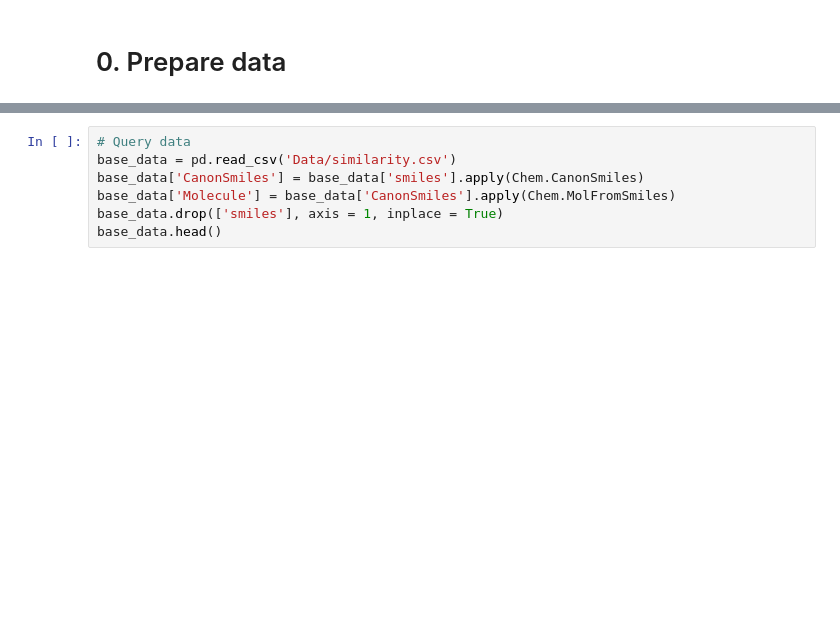
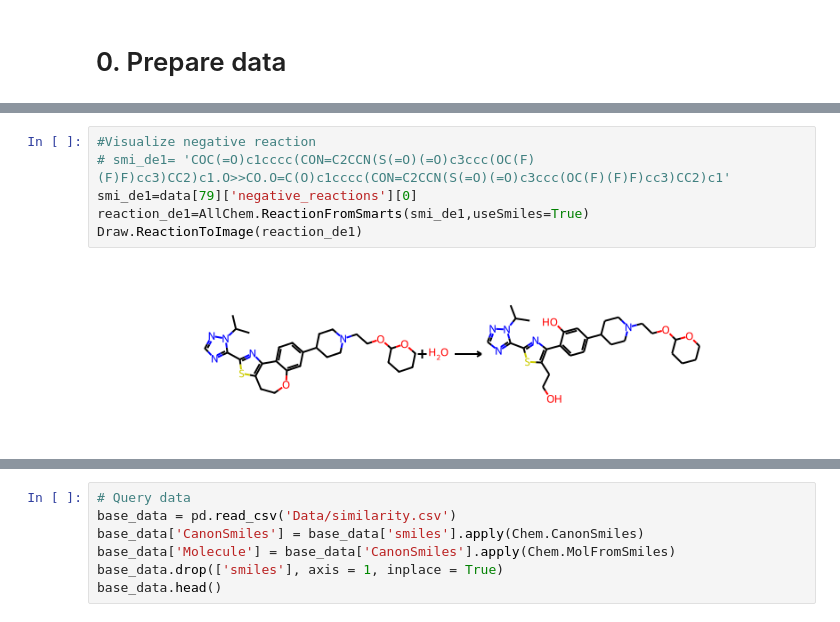
Before and after one commit to biiu315/Mol2DSimi, a Jupyter notebook: Mol2DSimi.ipynb, the cells around one changed output, grey strips where cells are left out. Cells and saved outputs as stored; diff of their text form; blank space fills up the shorter version.

```diff
--- a/Mol2DSimi.ipynb
+++ b/Mol2DSimi.ipynb
@@ -12,0 +171,8 @@ from validation import  similarity_validation
+# %%
+#Visualize negative reaction
+# smi_de1= 'COC(=O)c1cccc(CON=C2CCN(S(=O)(=O)c3ccc(OC(F)(F)F)cc3)CC2)c1.O>>CO.O=C(O)c1cccc(CON=C2CCN(S(=O)(=O)c3ccc(OC(F)(F)F)cc3)CC2)c1'
+smi_de1=data[79]['negative_reactions'][0]
+reaction_de1=AllChem.ReactionFromSmarts(smi_de1,useSmiles=True)
+Draw.ReactionToImage(reaction_de1)
+# %% [output]
+[figure, added]
```
Also changed, not shown: parts of 21 cells of this notebook, 17 other files.
